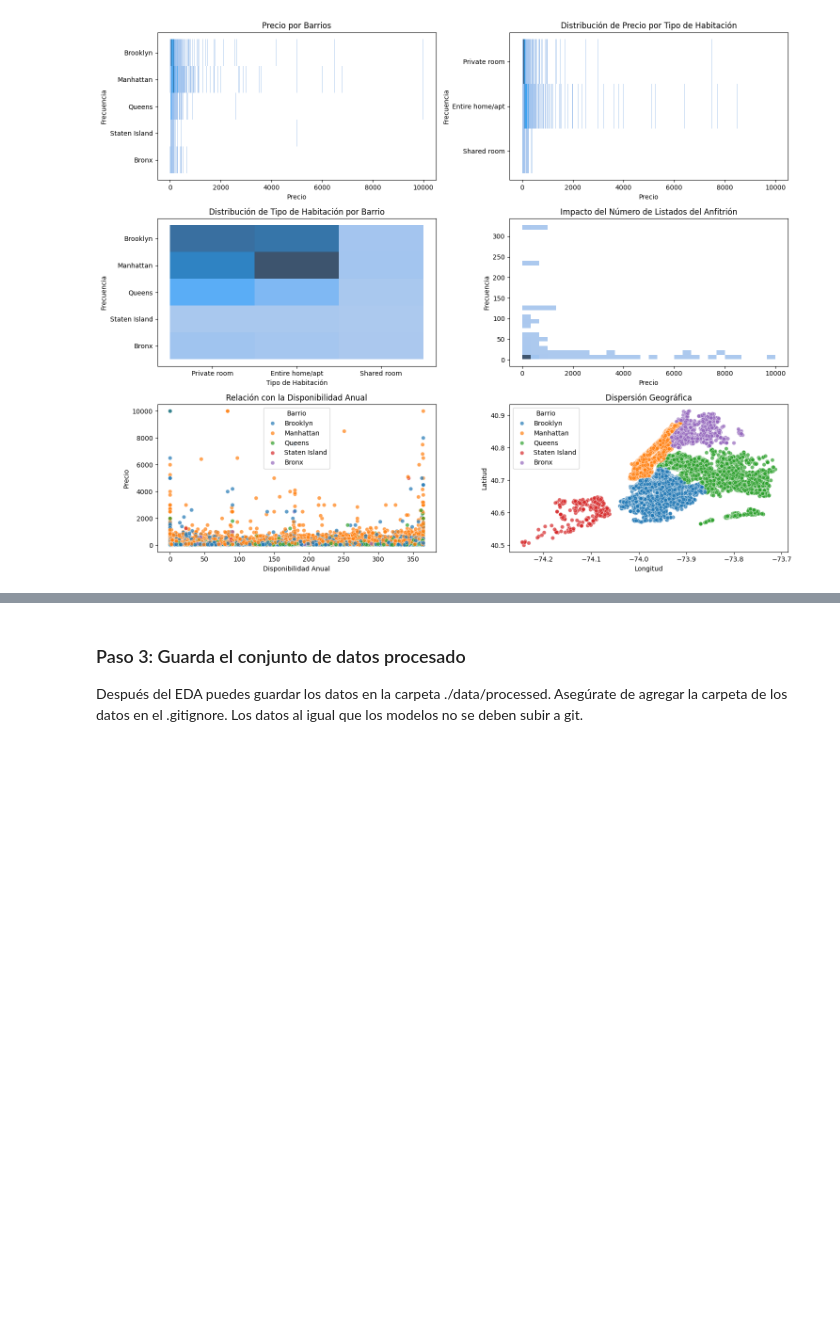
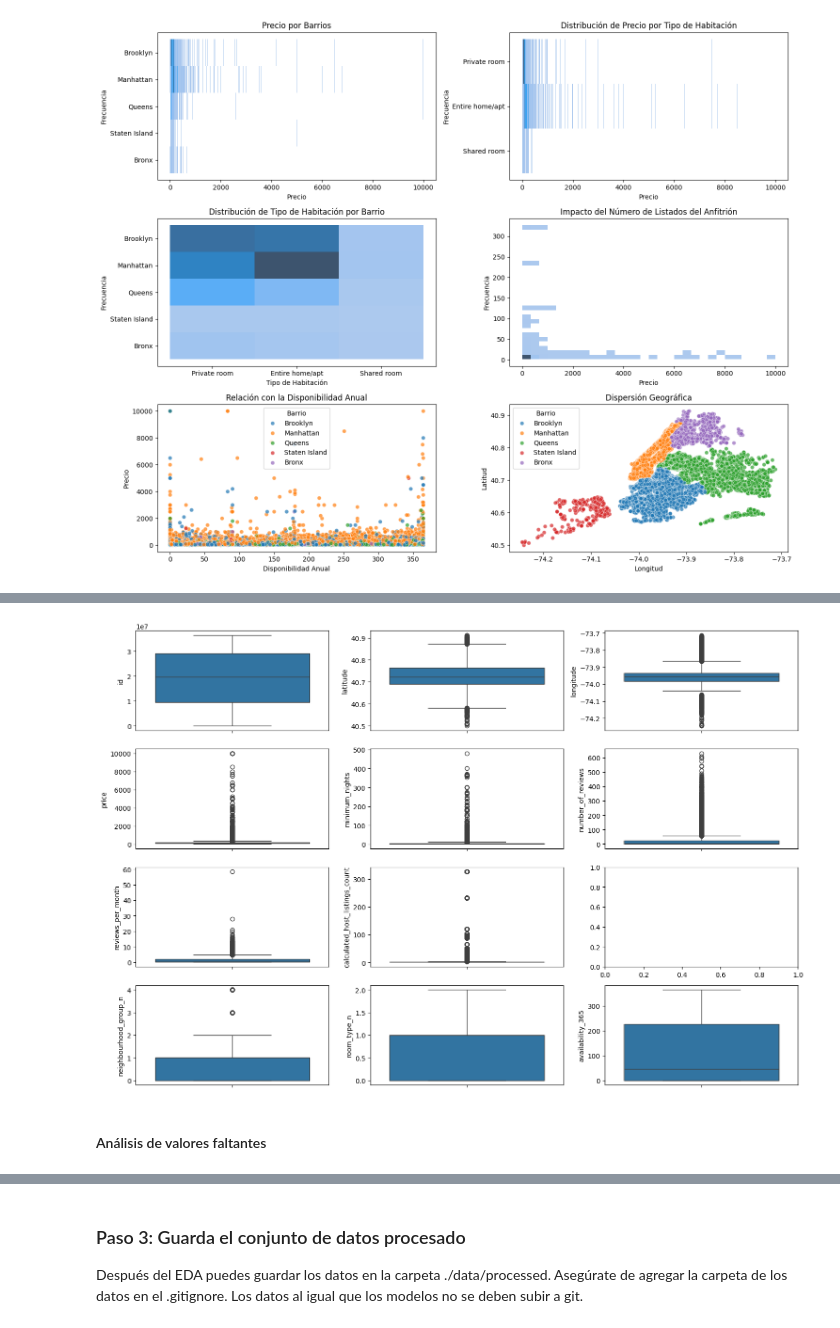
Before and after one commit to Pilizmt/machine-learning-python-template-pilarzarco, a Jupyter notebook: src/explore.ipynb, the cells around one changed output, grey strips where cells are left out. Saved outputs shown, nothing was run; the diff lists cells and outputs as text; code cells hidden in the pictures; blank space fills up the shorter version.

```diff
--- a/src/explore.ipynb
+++ b/src/explore.ipynb
@@ -222,0 +254,4 @@ plt.show()
+# %%
+# Eliminar valores con cero en alguna columna
+df = df[df['price'] != 0]
+df.describe()
@@ -222,0 +268,24 @@ plt.show()
+# %%
+# Diagramas de cajas de las variables
+fig, axis = plt.subplots(4, 3, figsize = (15, 10))
+
+sns.boxplot(ax = axis[0, 0], data = df, y = "id")
+sns.boxplot(ax = axis[0, 1], data = df, y = "latitude")
+sns.boxplot(ax = axis[0, 2], data = df, y = "longitude")
+sns.boxplot(ax = axis[1, 0], data = df, y = "price")
+sns.boxplot(ax = axis[1, 1], data = df, y = "minimum_nights")
+sns.boxplot(ax = axis[1, 2], data = df, y = "number_of_reviews")
+sns.boxplot(ax = axis[2, 0], data = df, y = "reviews_per_month")
+sns.boxplot(ax = axis[2, 1], data = df, y = "calculated_host_listings_count")
+
+sns.boxplot(ax = axis[3, 0], data = df, y = "neighbourhood_group_n")
+sns.boxplot(ax = axis[3, 1], data = df, y = "room_type_n")
+sns.boxplot(ax = axis[3, 2], data = df, y = "availability_365")
+
+plt.tight_layout()
+
+plt.show()
+# %% [output]
+[figure, added]
+# %% [markdown]
+#### Análisis de valores faltantes
```
Also changed, not shown: parts of 11 cells of this notebook.
